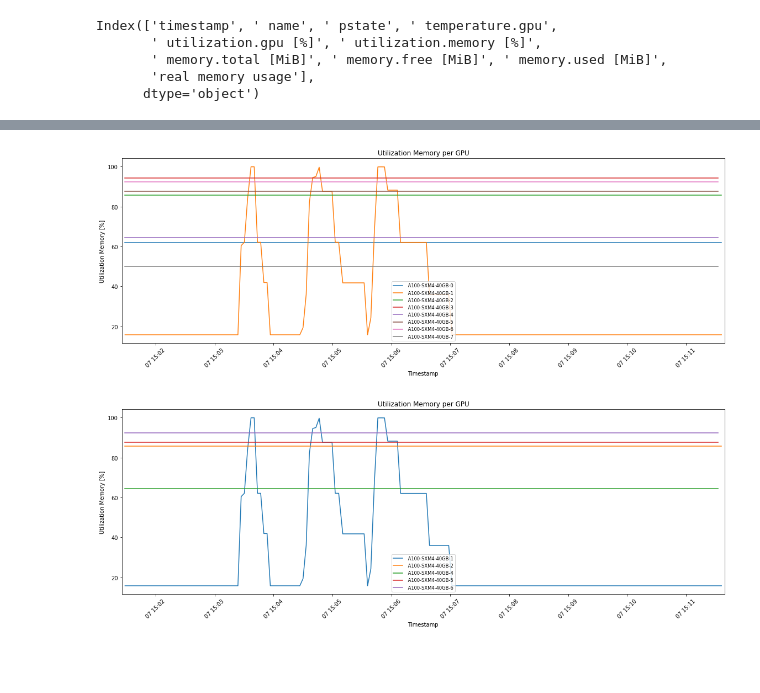
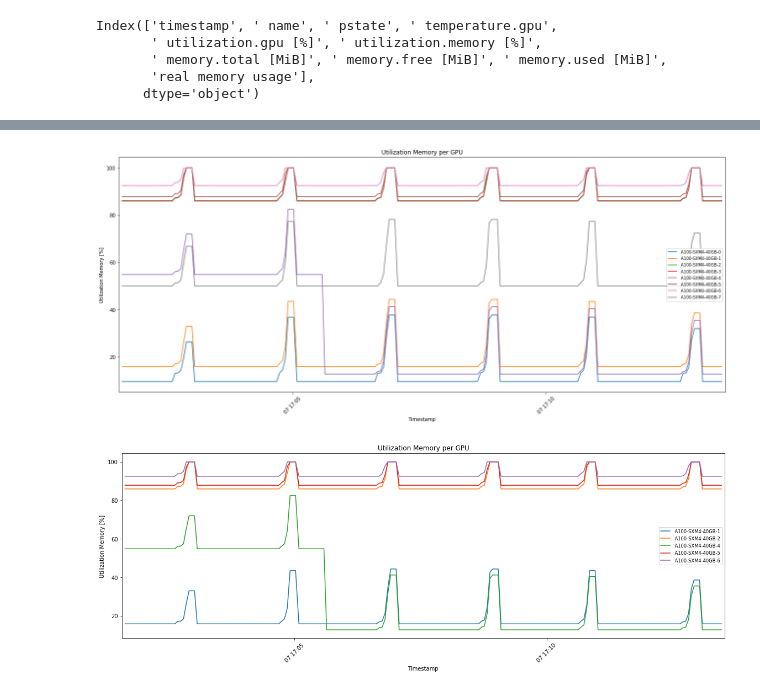
Before and after one commit to mbiskho/tamlops, a Jupyter notebook: testing/gpu-scheduler-logs.ipynb, the cells around one changed output, grey strips where cells are left out. Cells and saved outputs as stored; diff of their text form; code cells hidden in the pictures; blank space fills up the shorter version.

```diff
--- a/testing/gpu-scheduler-logs.ipynb
+++ b/testing/gpu-scheduler-logs.ipynb
@@ -3,7 +3,7 @@ import pandas as pd
 import matplotlib.pyplot as plt
 # %%
 # Membaca data dari file CSV
-file_name = '../../tamlops/data/infra/fcfs-burst/gpu.csv'
+file_name = '../../tamlops/data/infra/fcfs-normal/gpu.csv'
 df = pd.read_csv(file_name)  # Ganti 'nama_file.csv' dengan nama file CSV Anda
 df = df[df['timestamp'] != 'timestamp']
 print(df.head(5))
@@ -98,26 +98,26 @@ print(df.head(10))
 # %%
 # Mengonversi kolom 'timestamp' ke dalam format datetime
 df['timestamp'] = pd.to_datetime(df['timestamp'])
 
 # Mengelompokkan data berdasarkan nama GPU
 grouped = df.groupby(' name')
 
 # Plotting grafik untuk setiap GPU
-plt.figure(figsize=(16, 6))
+plt.figure(figsize=(18, 8))
 
 for name, group in grouped:
     plt.plot(group['timestamp'], group['real memory usage'], label=name)
 
 plt.xlabel('Timestamp')
 plt.ylabel('Utilization Memory [%]')
 plt.title('Utilization Memory per GPU')
 plt.legend(fontsize='small')
 plt.xticks(rotation=45)
 plt.gca().margins(x=0.005)
 plt.tight_layout()
 plt.show()
 # %% [output]
-[figure, old version]
+[figure, new version]
 # %%
 # Assuming 'df' is your DataFrame and it's already grouped by 'name'
 grouped = df.groupby(' name')
@@ -146,4 +146,4 @@ plt.gca().margins(x=0.005)
 plt.tight_layout()
 plt.show()
 # %% [output]
-[figure, old version]
+[figure, new version]
```
Also changed, not shown: parts of 3 cells of this notebook, 1 other file.
